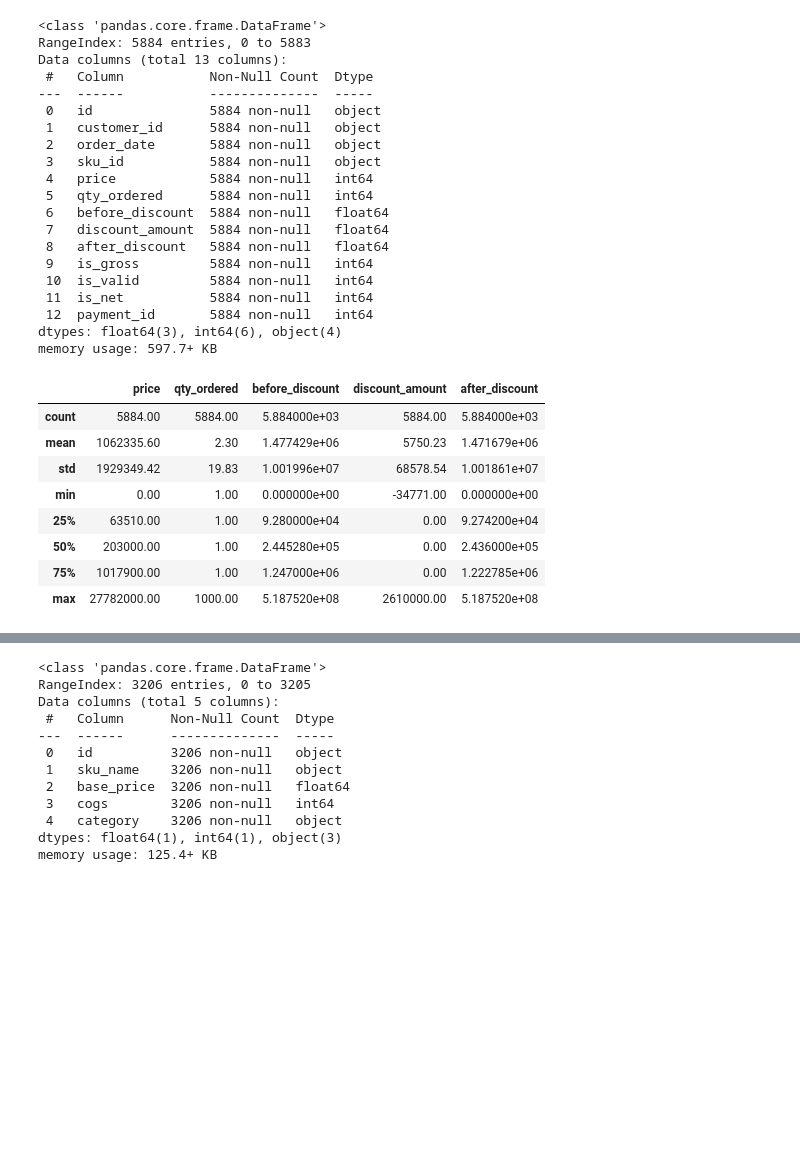
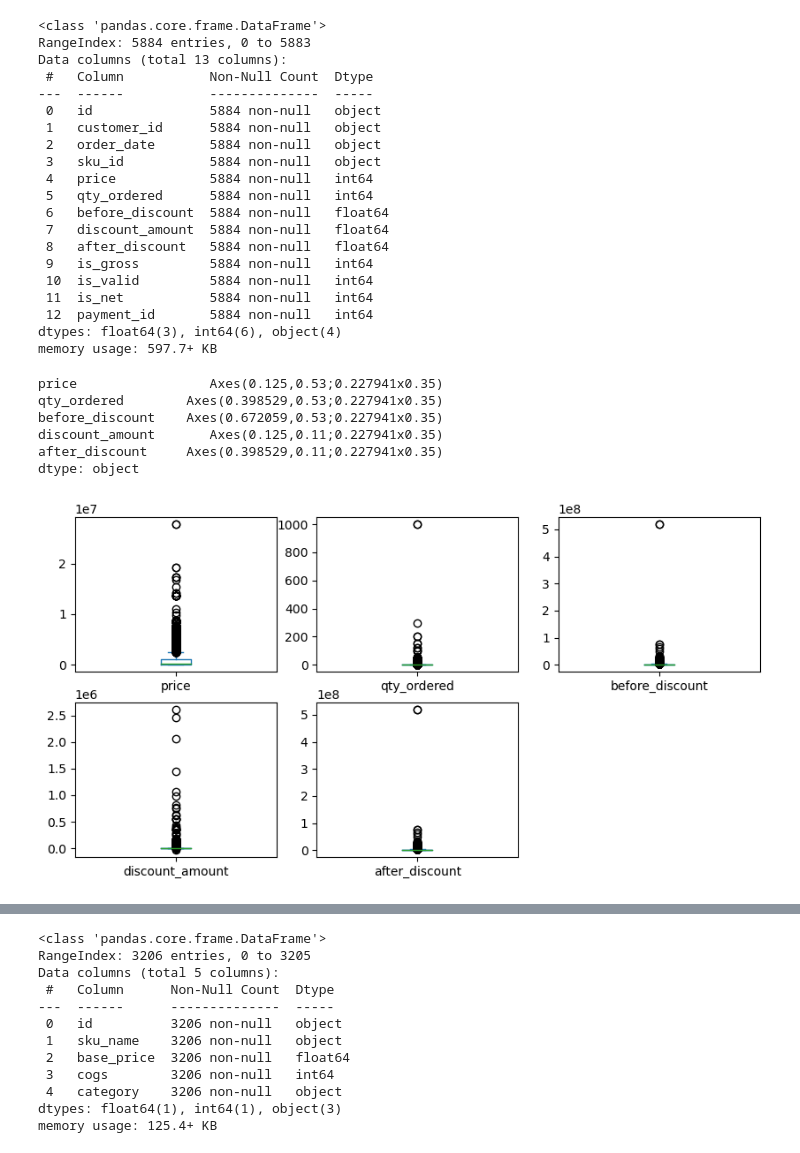
Before and after one commit to clarentcelsia/Analytics, a Jupyter notebook: ecommerce_product_sales.ipynb, the cells around one changed output, grey strips where cells are left out. Saved outputs shown, nothing was run; the diff lists cells and outputs as text; code cells hidden in the pictures; blank space fills up the shorter version.

```diff
--- a/ecommerce_product_sales.ipynb
+++ b/ecommerce_product_sales.ipynb
@@ -114,14 +112,14 @@ df_order['order_date'] = df_order.order_date.astype('datetime64[ns]')
 # %%
 filtered_cols = df_order.select_dtypes(include=['int64', 'float64']).columns
 filtered_cols = filtered_cols[~filtered_cols.isin(['is_gross', 'is_valid','is_net', 'payment_id'])]
-df_order.loc[:, filtered_cols].describe().round(2)
-# %% [output]
-|  | price | qty_ordered | before_discount | discount_amount | after_discount |
-| count | 5884.00 | 5884.00 | 5.884000e+03 | 5884.00 | 5.884000e+03 |
-| mean | 1062335.60 | 2.30 | 1.477429e+06 | 5750.23 | 1.471679e+06 |
-| std | 1929349.42 | 19.83 | 1.001996e+07 | 68578.54 | 1.001861e+07 |
-| min | 0.00 | 1.00 | 0.000000e+00 | -34771.00 | 0.000000e+00 |
-| 25% | 63510.00 | 1.00 | 9.280000e+04 | 0.00 | 9.274200e+04 |
-| 50% | 203000.00 | 1.00 | 2.445280e+05 | 0.00 | 2.436000e+05 |
-| 75% | 1017900.00 | 1.00 | 1.247000e+06 | 0.00 | 1.222785e+06 |
-| max | 27782000.00 | 1000.00 | 5.187520e+08 | 2610000.00 | 5.187520e+08 |
+# %%
+df_plot = df_order.loc[:, filtered_cols]
+df_plot.plot(kind='box', layout=(2,3), subplots=True, figsize=(10,5))
+# %% [output]
+price                 Axes(0.125,0.53;0.227941x0.35)
+qty_ordered        Axes(0.398529,0.53;0.227941x0.35)
+before_discount    Axes(0.672059,0.53;0.227941x0.35)
+discount_amount       Axes(0.125,0.11;0.227941x0.35)
+after_discount     Axes(0.398529,0.11;0.227941x0.35)
+dtype: object
+[figure, added]
```
Also changed, not shown: parts of 69 cells of this notebook.
